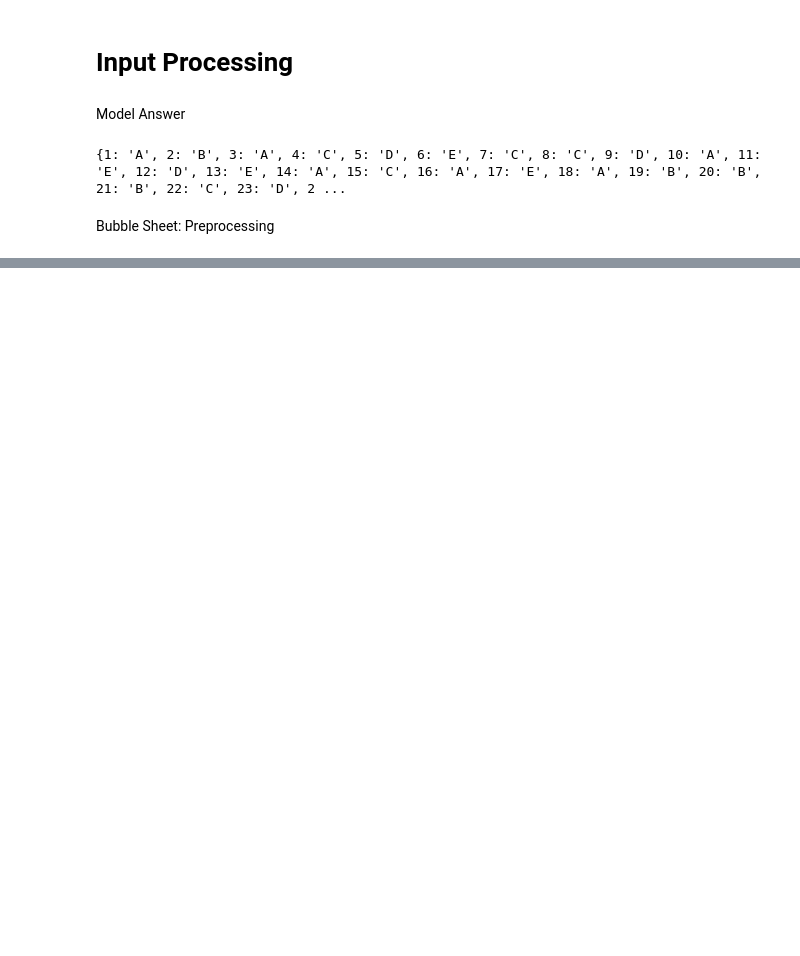
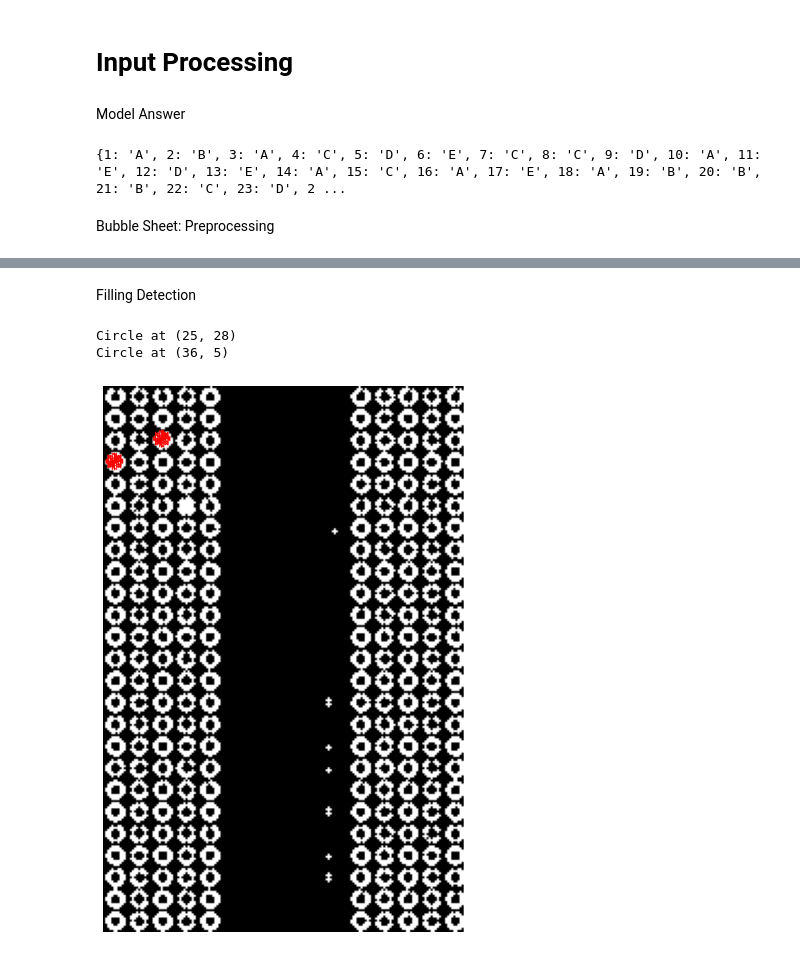
Before and after one commit to mahassane/grades-autofiller, a Jupyter notebook: Bubble Sheet/autofiller.ipynb, the cells around one changed output, grey strips where cells are left out. Saved outputs shown, nothing was run; the diff lists cells and outputs as text; code cells hidden in the pictures; blank space fills up the shorter version.

```diff
--- a/Bubble Sheet/autofiller.ipynb
+++ b/Bubble Sheet/autofiller.ipynb
@@ -27,0 +35,40 @@ show_images([inverted_image])
+# %% [markdown]
+Filling Detection
+# %%
+labeled_image, num_labels = label(dilated_image, connectivity=2, return_num=True)
+regions = regionprops(labeled_image)
+
+solid_circles = []
+for region in regions:
+    # Check if the region is sufficiently large and round
+    area = region.area
+    perimeter = region.perimeter
+    roundness = (perimeter ** 2) / (4 * np.pi * area)
+
+    if area > 50 and roundness < 1.2:  # Check for roundness
+        solid_circles.append(region)
+
+# show_images([dilated_image, labeled_image])
+
+fig, ax = plt.subplots(figsize=(10, 10))
+ax.imshow(dilated_image, cmap='gray')
+ax.axis('off')
+
+# Draw the detected solid circles
+for circle in solid_circles:
+    # Draw the circle boundary
+    minr, minc, maxr, maxc = circle.bbox
+    center_y, center_x = circle.centroid
+    radius = np.sqrt(circle.area / np.pi)
+    circ_y, circ_x = circle_perimeter(int(center_y), int(center_x), int(radius))
+    circ_y = np.clip(circ_y, 0, dilated_image.shape[0] - 1)
+    circ_x = np.clip(circ_x, 0, dilated_image.shape[1] - 1)
+    ax.plot(circ_x, circ_y, color='red', linewidth=1)
+    # Print status for each detected circle
+    print(f"Circle at ({int(center_y)}, {int(center_x)})")
+
+plt.show()
+# %% [output]
+Circle at (25, 28)
+Circle at (36, 5)
+[figure, added]
```
Also changed, not shown: parts of 1 cell of this notebook, 1 other file.
